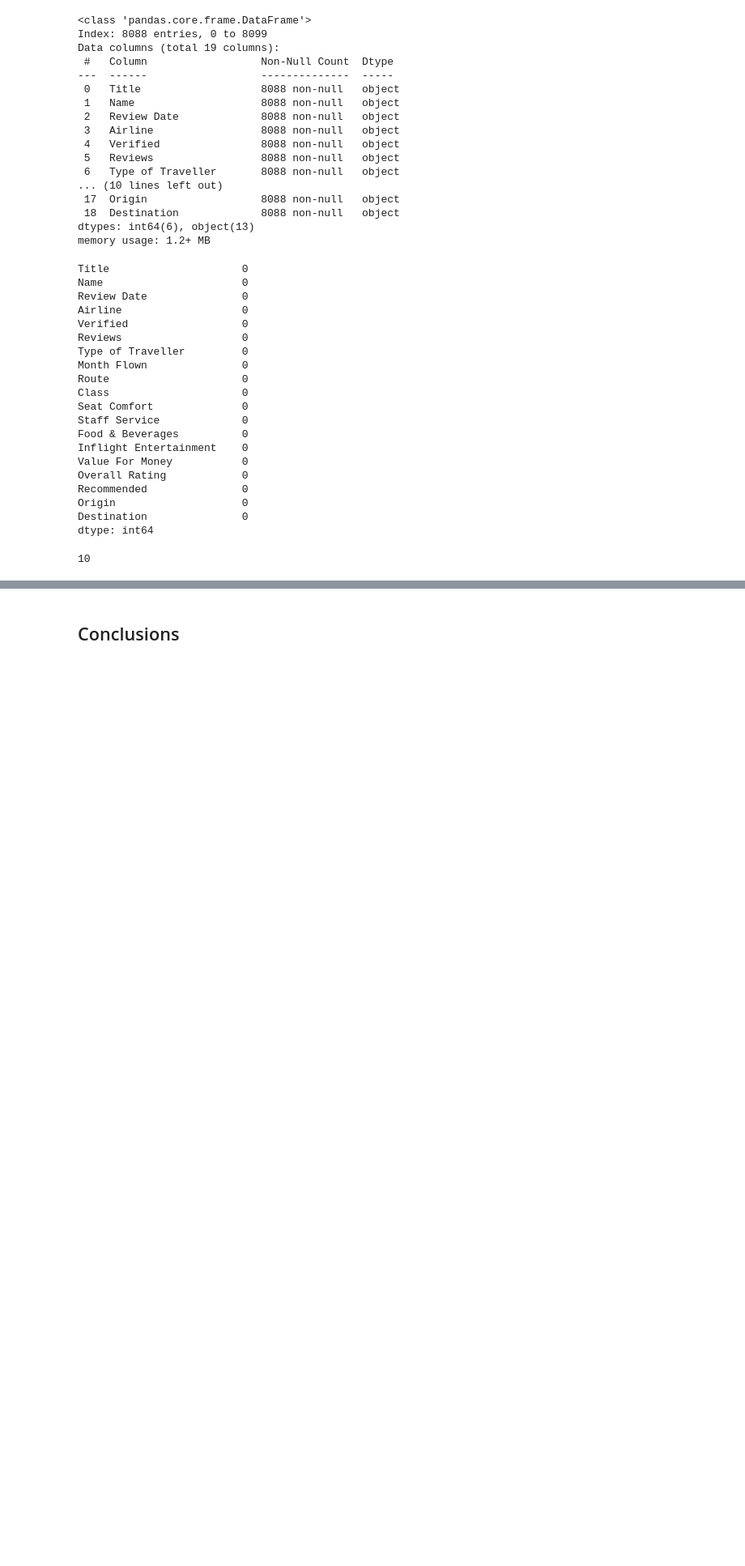
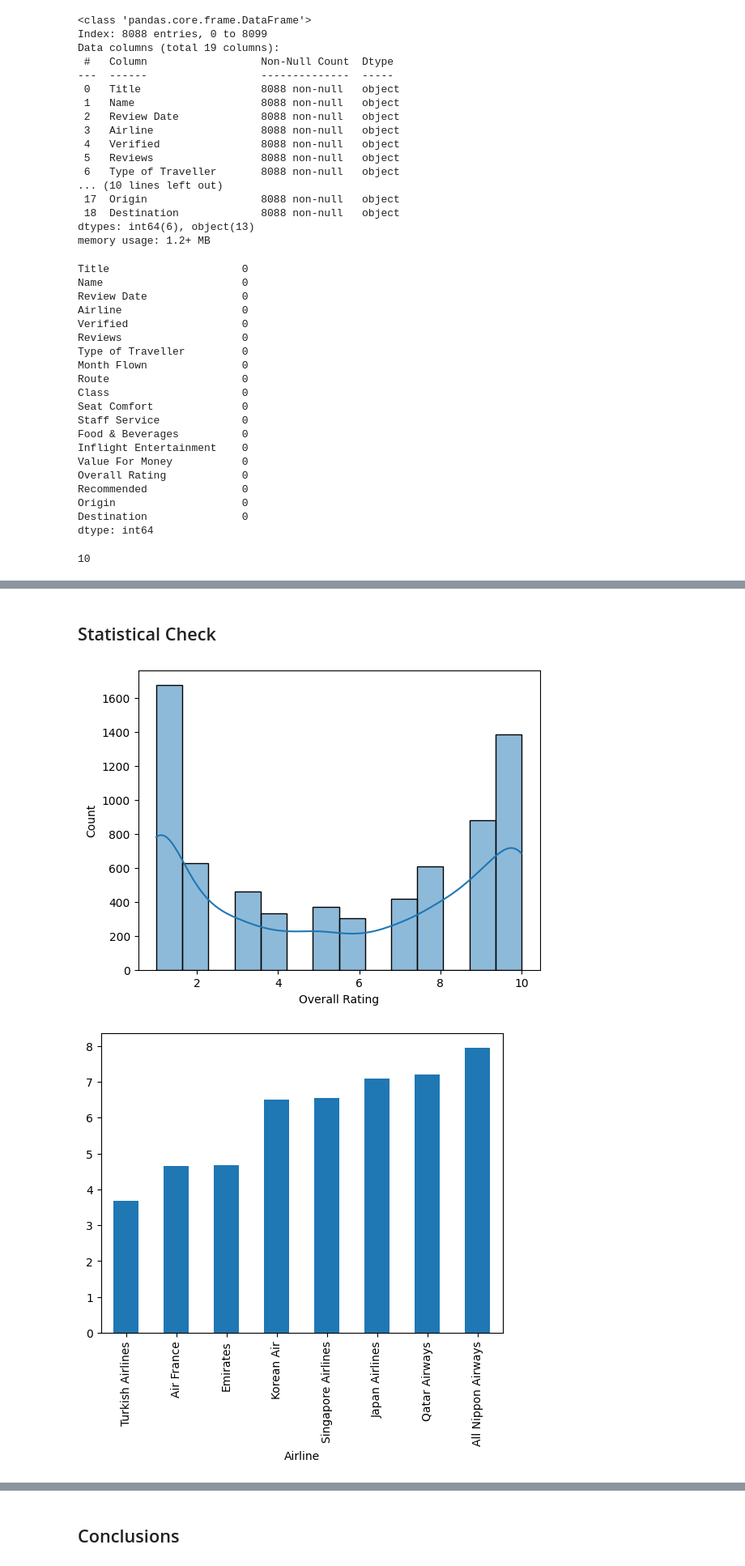
Before and after one commit to RaananHileman/Airline-Review-Analysis, a Jupyter notebook: Airline Review Analysis/Airlines_Review.ipynb, the cells around one changed output, grey strips where cells are left out. Shown at 81% size. Saved outputs shown, nothing was run; the diff lists cells and outputs as text; code cells hidden in the pictures; blank space fills up the shorter version.

Commit message:
Updated notebook with NLP and statistical analysis

```diff
--- a/Airline Review Analysis/Airlines_Review.ipynb
+++ b/Airline Review Analysis/Airlines_Review.ipynb
@@ -253,0 +311,2 @@ Create a plot to visualize the average stay duration for each room type.
+# %%
+df_merged = pd.merge(valid_routes, df_summary, on="Airline", how="inner")
@@ -253,0 +333,15 @@ Create a plot to visualize the average stay duration for each room type.
+# %% [markdown]
+## Statistical Check
+# %%
+# Exploratory analysis
+
+# Distribution of ratings
+sns.histplot(df_merged["Overall Rating"], kde=True)
+plt.show()
+
+# Avg rating by airline
+df_merged.groupby("Airline")["Overall Rating"].mean().sort_values().plot(kind="bar")
+plt.show()
+# %% [output]
+[figure, added]
+[figure, added]
```
Also changed, not shown: parts of 10 cells of this notebook.
